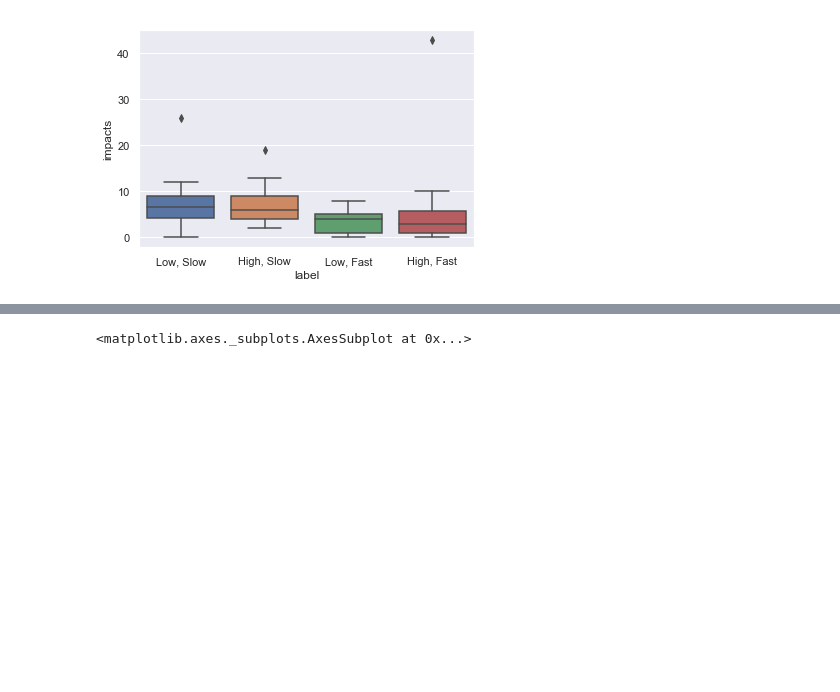
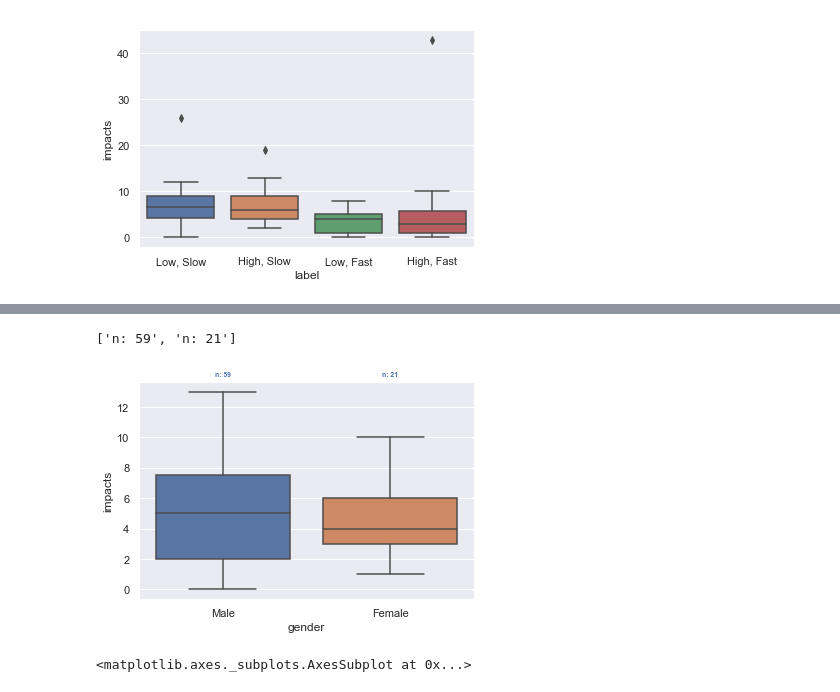
Before and after one commit to FAR-Lab/chairsim-server, a Jupyter notebook: Chairsim_paths.ipynb, the cells around one changed output, grey strips where cells are left out. Saved outputs shown, nothing was run; the diff lists cells and outputs as text; code cells hidden in the pictures; blank space fills up the shorter version.

```diff
--- a/Chairsim_paths.ipynb
+++ b/Chairsim_paths.ipynb
@@ -417,3 +335,20 @@ sns.boxplot(x='label', y='impacts', data=impactsDF)
+# %%
+a=sns.boxplot(x='gender', y='impacts', data=impactsDF, showfliers=False)
+medians = impactsDF.groupby(['gender'])['impacts'].median().values
+nobs = impactsDF['gender'].value_counts().values
+nobs = [str(x) for x in nobs.tolist()]
+nobs = ["n: " + i for i in nobs]
+
+# # Add it to the plot
+pos = range(len(nobs))
+for tick,label in zip(pos,a.get_xticklabels()):
+    a.text(pos[tick], 14, nobs[tick], horizontalalignment='center', size='x-small', color='b', weight='semibold')
+
+# # a.set_xticklabels(a.get_xticklabels(), fontsize=14, )
+nobs
+# %% [output]
+['n: 59', 'n: 21']
+[figure, added]
 # %%
 sns.boxplot(x='label', y='time stopped', data=impactsDF, showfliers=False)
 # %% [output]
```
Also changed, not shown: parts of 9 cells of this notebook.
